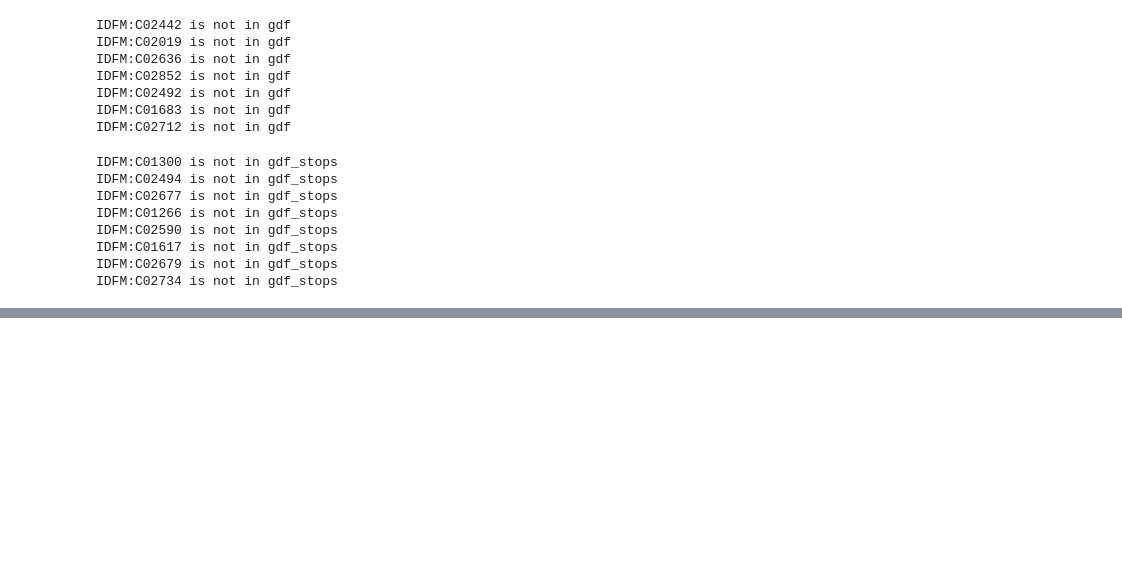
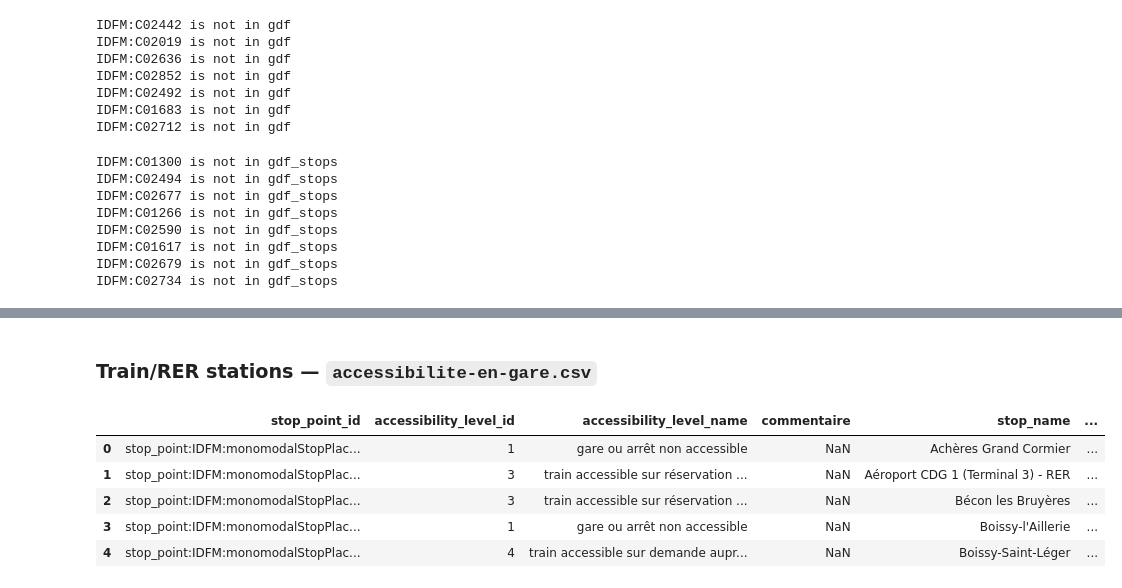
Before and after one commit to gefleury/transports-accessibles-idf, a Jupyter notebook: notebooks/explore_data.ipynb, the cells around one changed output, grey strips where cells are left out. Saved outputs shown, nothing was run; the diff lists cells and outputs as text; code cells hidden in the pictures; blank space fills up the shorter version.

```diff
--- a/notebooks/explore_data.ipynb
+++ b/notebooks/explore_data.ipynb
@@ -286,0 +323,12 @@ IDFM:C02734 is not in gdf_stops
+# %% [markdown]
+### Train/RER stations — `accessibilite-en-gare.csv`
+# %%
+df_access_2 = pd.read_csv("../data/accessibilite-en-gare.csv", sep=";")
+df_access_2.head()
+# %% [output]
+|  | stop_point_id | accessibility_level_id | accessibility_level_name | commentaire | stop_name | ... |
+| 0 | stop_point:IDFM:monomodalStopPlac... | 1 | gare ou arrêt non accessible | NaN | Achères Grand Cormier | ... |
+| 1 | stop_point:IDFM:monomodalStopPlac... | 3 | train accessible sur réservation ... | NaN | Aéroport CDG 1 (Terminal 3) - RER | ... |
+| 2 | stop_point:IDFM:monomodalStopPlac... | 3 | train accessible sur réservation ... | NaN | Bécon les Bruyères | ... |
+| 3 | stop_point:IDFM:monomodalStopPlac... | 1 | gare ou arrêt non accessible | NaN | Boissy-l'Aillerie | ... |
+| 4 | stop_point:IDFM:monomodalStopPlac... | 4 | train accessible sur demande aupr... | NaN | Boissy-Saint-Léger | ... |
```
Also changed, not shown: parts of 9 cells of this notebook, 3 other files.
